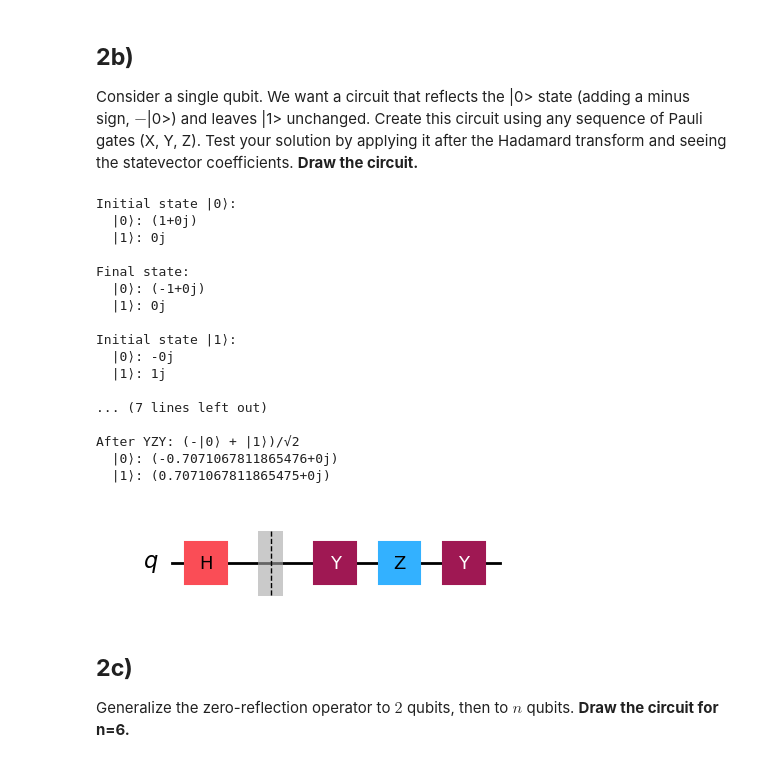
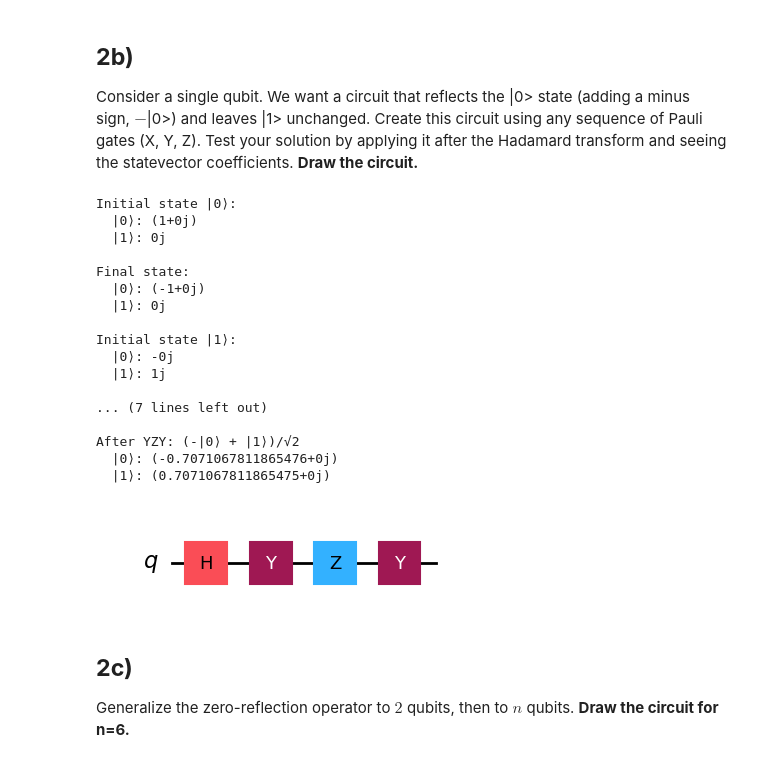
Before and after one commit to ajay-mk/VTQ-Hackathon-Solutions, a Jupyter notebook: VTQ_Hackathon_prompt.ipynb, the cells around one changed output. Drawn from its saved outputs; the diff is of its cells as text; code cells hidden in the pictures.

```diff
--- a/VTQ_Hackathon_prompt.ipynb
+++ b/VTQ_Hackathon_prompt.ipynb
@@ -661,35 +659,34 @@ print(f"  |0⟩: {after_h[0]}")
 print(f"  |1⟩: {after_h[1]}")
 
 print("\nAfter YZY: (-|0⟩ + |1⟩)/√2")
 print(f"  |0⟩: {after_xzx[0]}")
 print(f"  |1⟩: {after_xzx[1]}")
 
 qc_complete = QuantumCircuit(1)
 qc_complete.h(0)
-qc_complete.barrier()
 qc_complete.y(0)
 qc_complete.z(0)
 qc_complete.y(0)
 qc_complete.draw('mpl')
 # %% [output]
 Initial state |0⟩:
   |0⟩: (1+0j)
   |1⟩: 0j
 
 Final state:
   |0⟩: (-1+0j)
   |1⟩: 0j
 
 Initial state |1⟩:
   |0⟩: -0j
   |1⟩: 1j
 
 ... (7 lines left out)
 
 After YZY: (-|0⟩ + |1⟩)/√2
   |0⟩: (-0.7071067811865476+0j)
   |1⟩: (0.7071067811865475+0j)
-[figure, old version]
+[figure, new version]
 # %% [markdown]
 ## **2c)**
 
```
Also changed, not shown: parts of 11 cells of this notebook.
